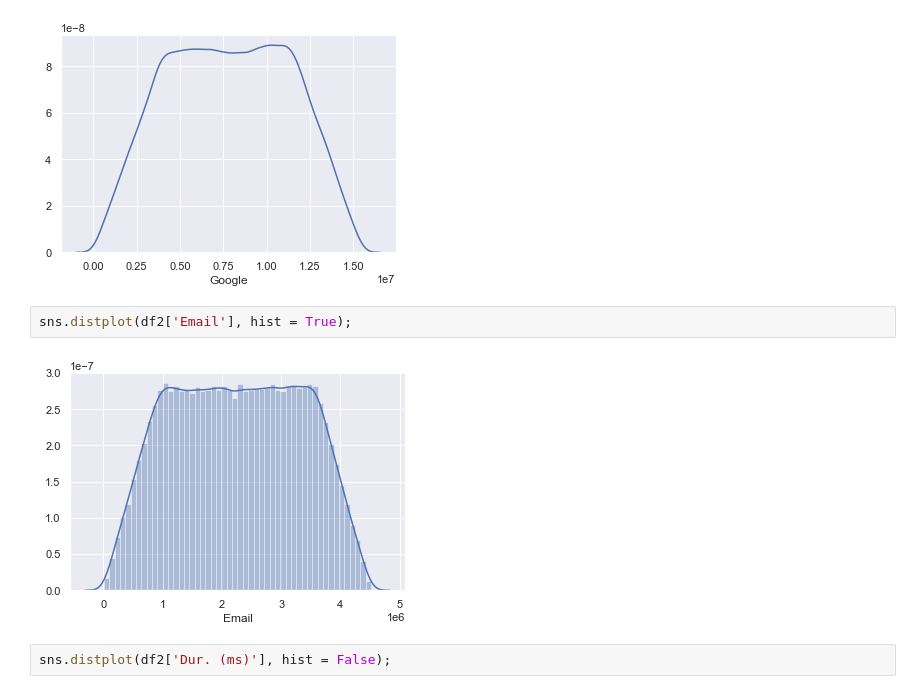
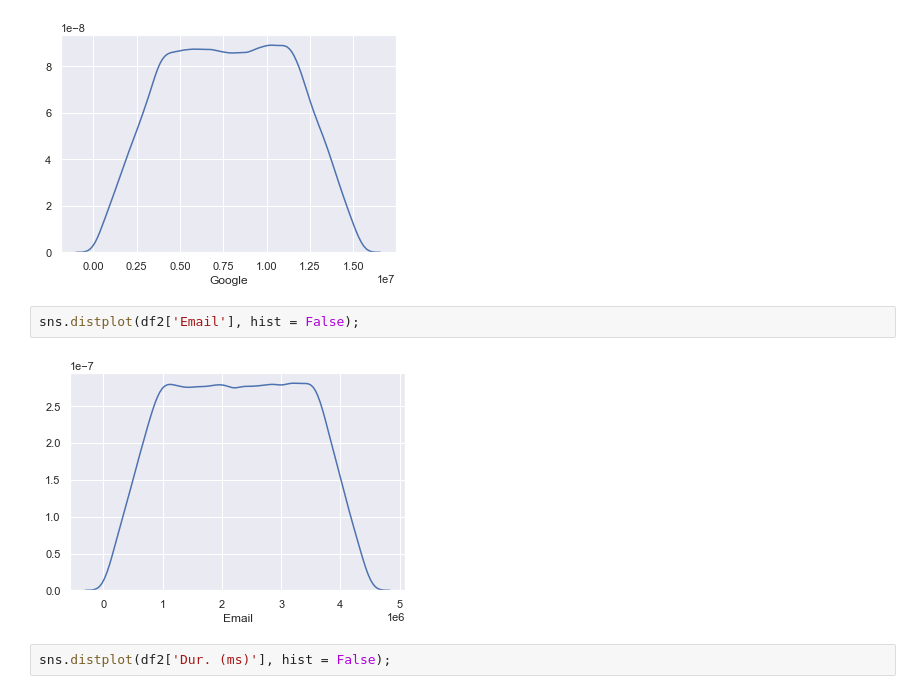
Before and after one commit to haddyadnan/Interim-Solutions, a Jupyter notebook: Interim Sub.ipynb, the cells around one changed output. Drawn from its saved outputs; the diff is of its cells as text.

```diff
--- a/Interim Sub.ipynb
+++ b/Interim Sub.ipynb
@@ -121,9 +125,9 @@ sns.distplot(df2['Google'], hist = False);
 # %% [output]
 [figure]
 # %%
-sns.distplot(df2['Email'], hist = True);
+sns.distplot(df2['Email'], hist = False);
 # %% [output]
-[figure, old version]
+[figure, new version]
 # %%
 sns.distplot(df2['Dur. (ms)'], hist = False);
 # %% [output]
```
Also changed, not shown: parts of 2 cells of this notebook.
